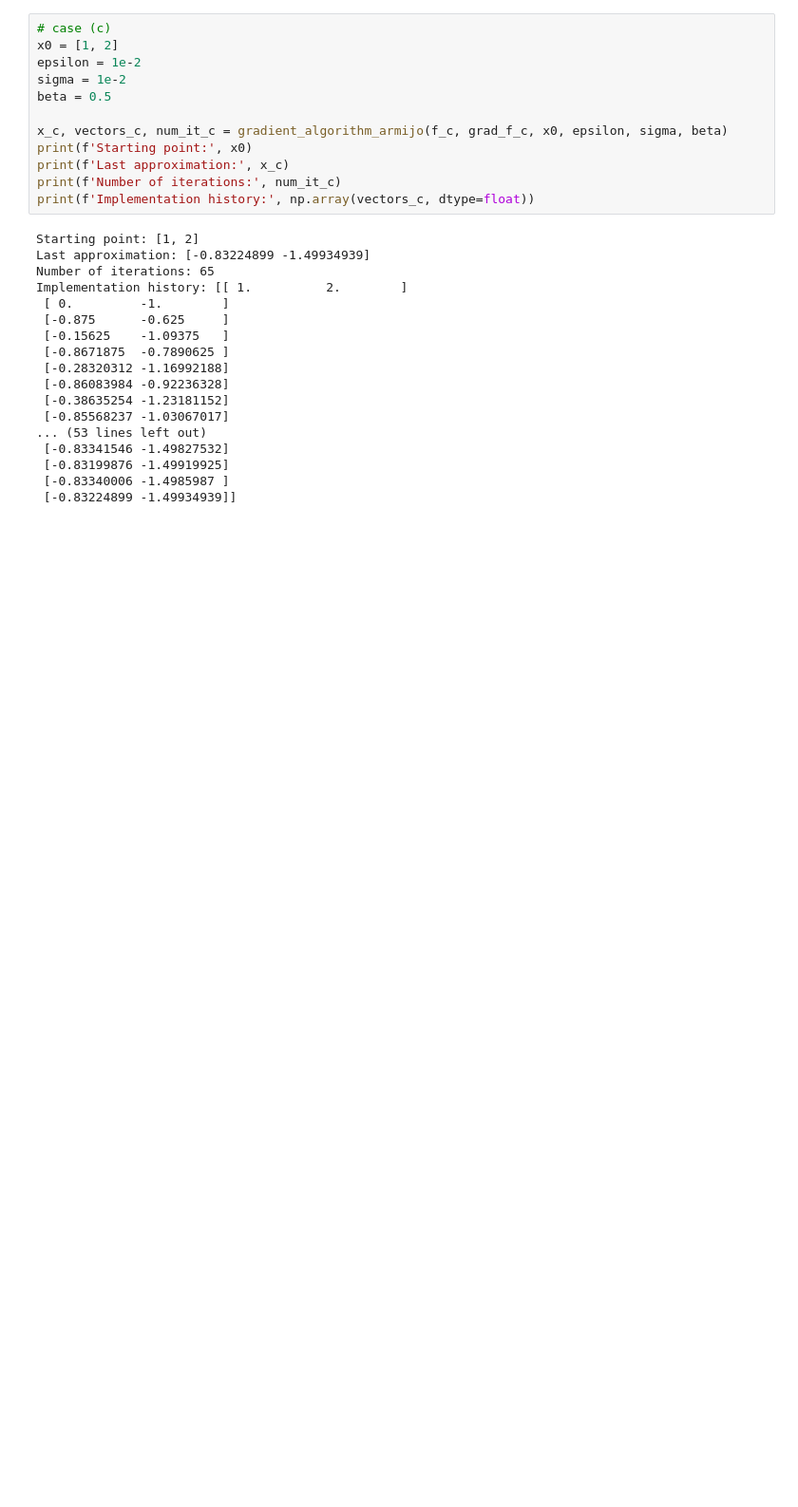
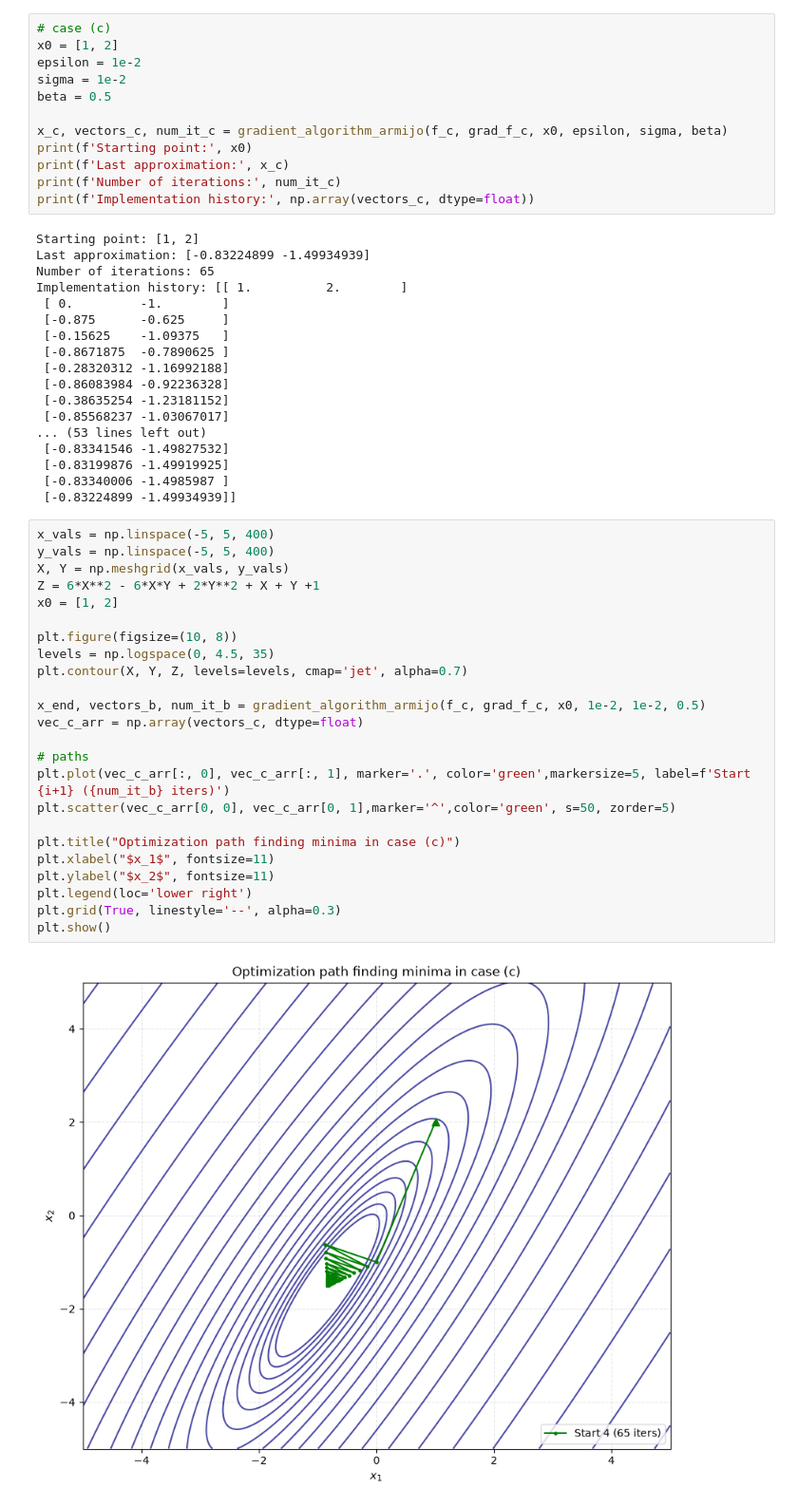
Before and after one commit to leilamokrovic1/Nonlinear-Optimization, a Jupyter notebook: pbm_s_7_ex_33.ipynb, the cells around one changed output. Shown at 95% size. Drawn from its saved outputs; the diff is of its cells as text; blank space fills up the shorter version.

```diff
--- a/pbm_s_7_ex_33.ipynb
+++ b/pbm_s_7_ex_33.ipynb
@@ -156,3 +204,29 @@ Implementation history: [[ 1.          2.        ]
  [-0.83199876 -1.49919925]
  [-0.83340006 -1.4985987 ]
  [-0.83224899 -1.49934939]]
+# %%
+x_vals = np.linspace(-5, 5, 400)
+y_vals = np.linspace(-5, 5, 400)
+X, Y = np.meshgrid(x_vals, y_vals)
+Z = 6*X**2 - 6*X*Y + 2*Y**2 + X + Y +1
+x0 = [1, 2]
+
+plt.figure(figsize=(10, 8))
+levels = np.logspace(0, 4.5, 35)
+plt.contour(X, Y, Z, levels=levels, cmap='jet', alpha=0.7)
+
+x_end, vectors_b, num_it_b = gradient_algorithm_armijo(f_c, grad_f_c, x0, 1e-2, 1e-2, 0.5)
+vec_c_arr = np.array(vectors_c, dtype=float)
+
+# paths
+plt.plot(vec_c_arr[:, 0], vec_c_arr[:, 1], marker='.', color='green',markersize=5, label=f'Start {i+1} ({num_it_b} iters)')
+plt.scatter(vec_c_arr[0, 0], vec_c_arr[0, 1],marker='^',color='green', s=50, zorder=5)
+
+plt.title("Optimization path finding minima in case (c)")
+plt.xlabel("$x_1$", fontsize=11)
+plt.ylabel("$x_2$", fontsize=11)
+plt.legend(loc='lower right')
+plt.grid(True, linestyle='--', alpha=0.3)
+plt.show()
+# %% [output]
+[figure, added]
```
Also changed, not shown: parts of 2 cells of this notebook.
